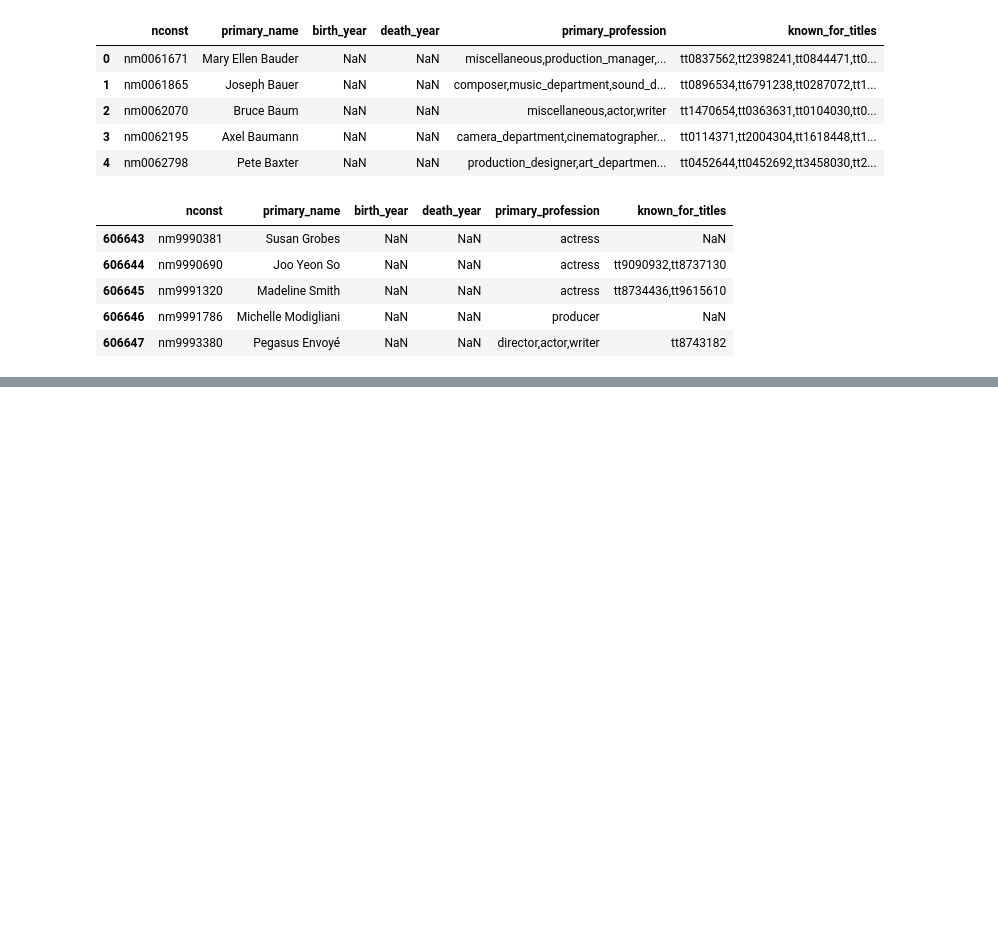
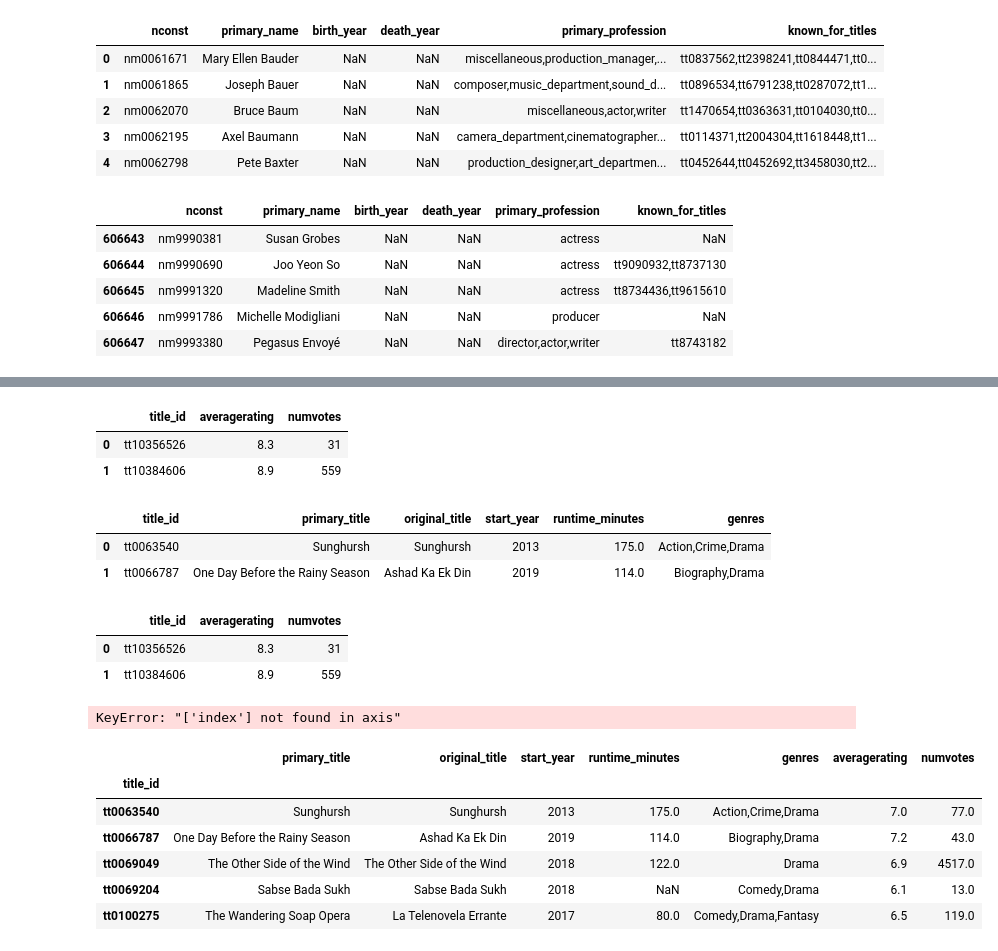
Before and after one commit to itcalderon/2020-movie-analysis, a Jupyter notebook: imdb_eda.ipynb, the cells around one changed output, grey strips where cells are left out. Cells and saved outputs as stored; diff of their text form; code cells hidden in the pictures; blank space fills up the shorter version.

```diff
--- a/imdb_eda.ipynb
+++ b/imdb_eda.ipynb
@@ -44,0 +343,38 @@ memory usage: 27.8+ MB
+# %%
+ratings.rename(new_names, axis = 1, inplace = True)
+ratings.head(2)
+# %% [output]
+|  | title_id | averagerating | numvotes |
+| 0 | tt10356526 | 8.3 | 31 |
+| 1 | tt10384606 | 8.9 | 559 |
+# %%
+title_basics.head(2)
+# %% [output]
+|  | title_id | primary_title | original_title | start_year | runtime_minutes | genres |
+| 0 | tt0063540 | Sunghursh | Sunghursh | 2013 | 175.0 | Action,Crime,Drama |
+| 1 | tt0066787 | One Day Before the Rainy Season | Ashad Ka Ek Din | 2019 | 114.0 | Biography,Drama |
+# %%
+ratings.head(2)
+# %% [output]
+|  | title_id | averagerating | numvotes |
+| 0 | tt10356526 | 8.3 | 31 |
+| 1 | tt10384606 | 8.9 | 559 |
+# %%
+title_basics.set_index('title_id', inplace = True)
+ratings.set_index('title_id', inplace = True)
+# %%
+basics_and_ratings = title_basics.join(ratings, how = 'left')
+# %%
+basics_and_ratings.drop('index', axis = 1, inplace = True)
+# %% [output]
+KeyError: "['index'] not found in axis"
+# %%
+basics_and_ratings.head()
+# %% [output]
+|  | primary_title | original_title | start_year | runtime_minutes | genres | averagerating | numvotes |
+| title_id |  |  |  |  |  |  |  |
+| tt0063540 | Sunghursh | Sunghursh | 2013 | 175.0 | Action,Crime,Drama | 7.0 | 77.0 |
+| tt0066787 | One Day Before the Rainy Season | Ashad Ka Ek Din | 2019 | 114.0 | Biography,Drama | 7.2 | 43.0 |
+| tt0069049 | The Other Side of the Wind | The Other Side of the Wind | 2018 | 122.0 | Drama | 6.9 | 4517.0 |
+| tt0069204 | Sabse Bada Sukh | Sabse Bada Sukh | 2018 | NaN | Comedy,Drama | 6.1 | 13.0 |
+| tt0100275 | The Wandering Soap Opera | La Telenovela Errante | 2017 | 80.0 | Comedy,Drama,Fantasy | 6.5 | 119.0 |
```
Also changed, not shown: parts of 48 cells of this notebook, 2 other files.
